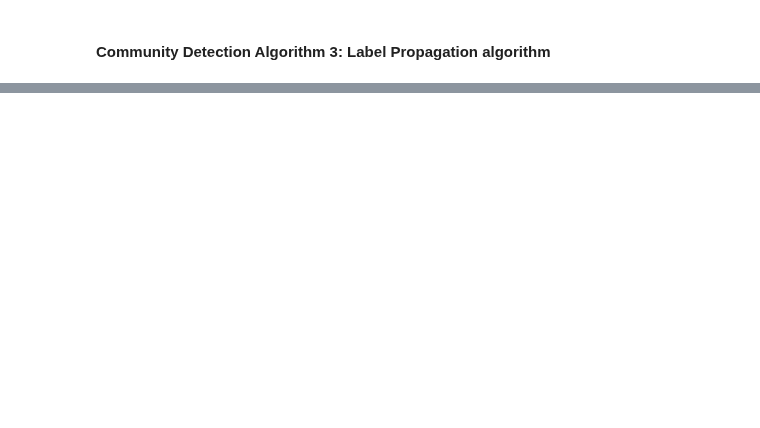
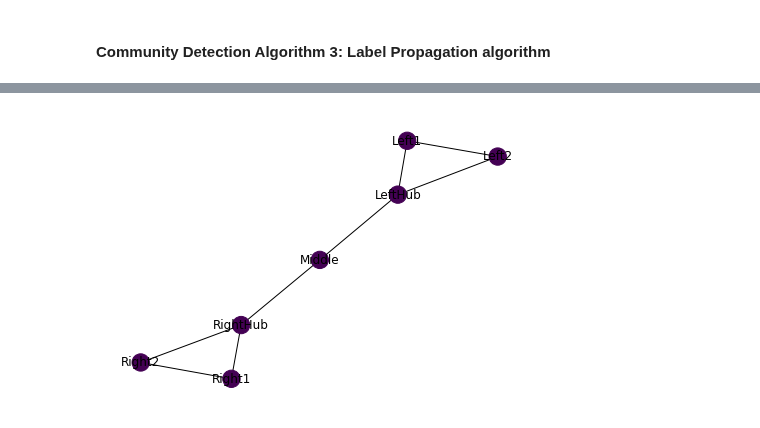
Before and after one commit to EjbejaranosAI/Complex_Networks, a Jupyter notebook: 3_Community_detection/A3-Community_Detection.ipynb, the cells around one changed output, grey strips where cells are left out. Saved outputs shown, nothing was run; the diff lists cells and outputs as text; code cells hidden in the pictures; blank space fills up the shorter version.

```diff
--- a/3_Community_detection/A3-Community_Detection.ipynb
+++ b/3_Community_detection/A3-Community_Detection.ipynb
@@ -302,0 +328,9 @@ plt.tight_layout()
+# %%
+from networkx.algorithms.community import k_clique_communities
+## define k
+k = 2
+comms = list(k_clique_communities(g,k))
+nc = lol2idx(comms)
+nx.draw(g, node_color=dict_vals_to_list(nc), with_labels=True)
+# %% [output]
+[figure, added]
```
Also changed, not shown: parts of 12 cells of this notebook, 4 other files.
